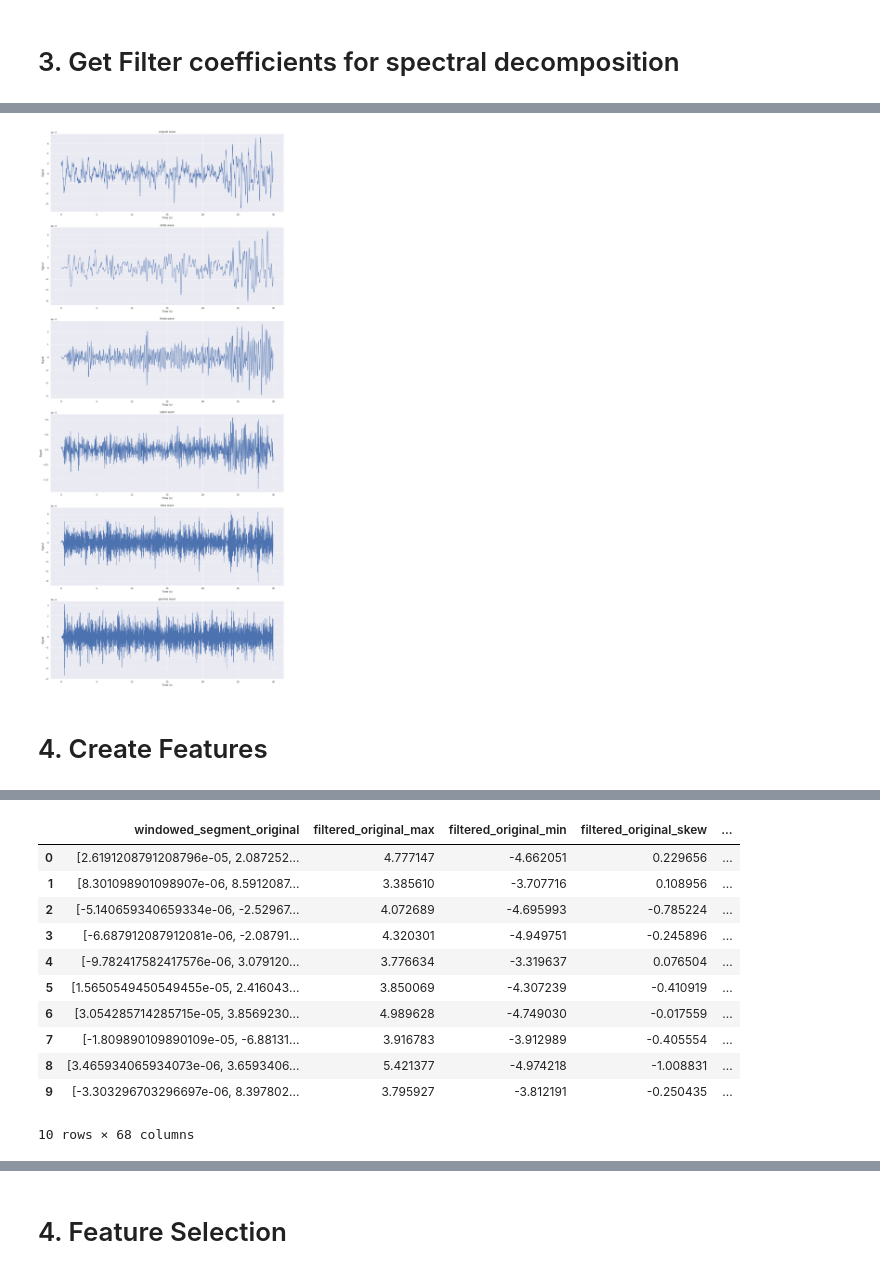
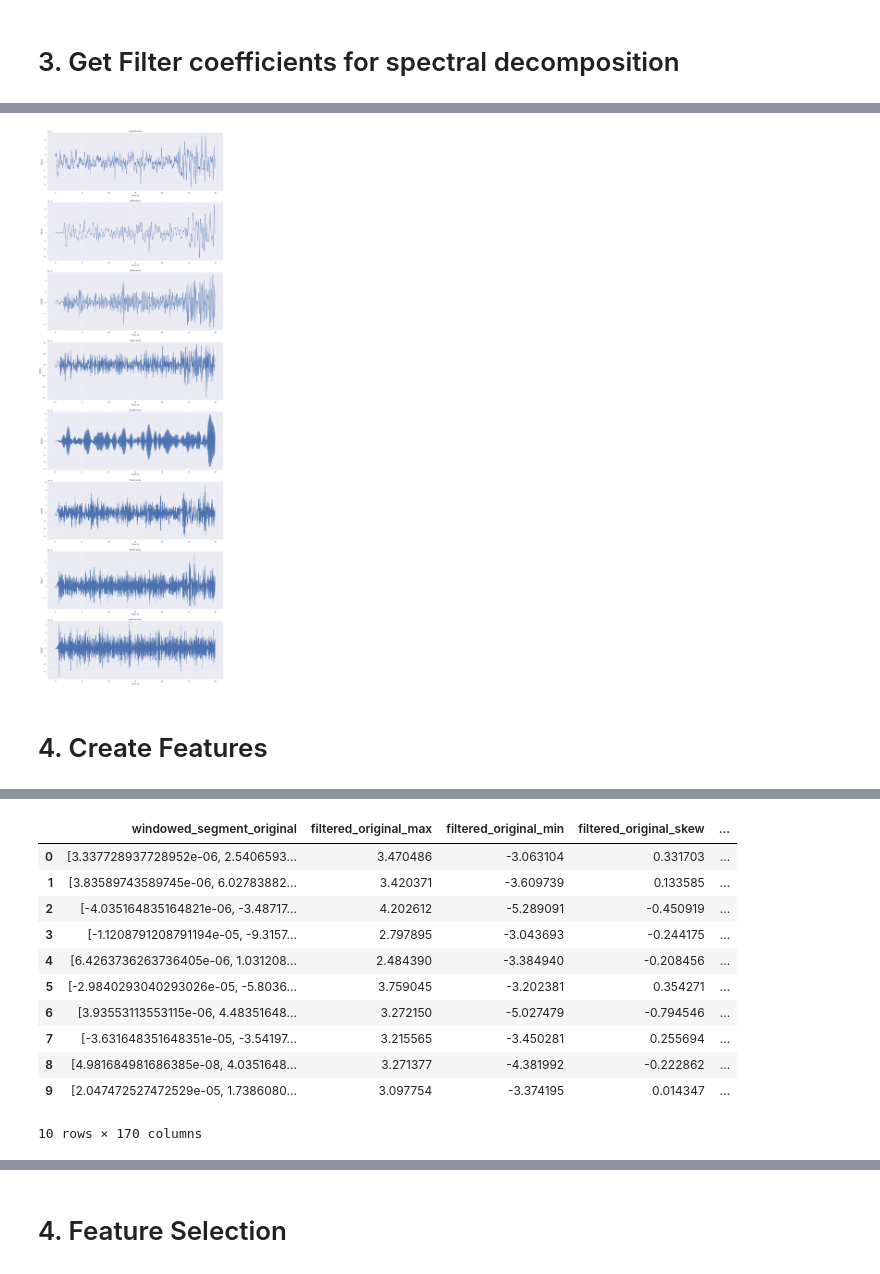
Before and after one commit to leonardotessarolo/eeg-sleep-stage-detection, a Jupyter notebook: 1-download_process_dataset.ipynb, the cells around one changed output, grey strips where cells are left out. Cells and saved outputs as stored; diff of their text form; code cells hidden in the pictures.

```diff
--- a/1-download_process_dataset.ipynb
+++ b/1-download_process_dataset.ipynb
@@ -158,8 +166,16 @@ waves_spectral_limits = {
         'low': 8,
         'high': 15
     },
-    'beta': {
+    'spindle': {
+        'low': 12.5,
+        'high': 13.5
+    },
+    'beta1': {
         'low': 15,
+        'high': 22
+    },
+    'beta2': {
+        'low': 22,
         'high': 31
     },
     'gamma': {
@@ -170,17 +186,19 @@ waves_spectral_limits = {
 
 # Filter orders for specific brain waves
 waves_filter_orders = {
-    'delta': 192,
-    'theta': 192,
-    'alpha': 100,
-    'beta': 100,
-    'gamma': 100,
+    'delta': 320,
+    'theta': 320,
+    'spindle': 320,
+    'alpha': 192,
+    'beta1': 144,
+    'beta2': 144,
+    'gamma': 144,
 }
 
 # Tolerance for transition bands between stopbands and passband
 trans_tolerance = {
-    'low': 0.9,
-    'high': 1.1
+    'low': 0.95,
+    'high': 1.05
 }
 
 waves_coeffs = get_spectral_decomposition_filters(
@@ -320,7 +338,7 @@ plot_filtered_sample(
     Fs=Fs
 )
 # %% [output]
-[figure, old version]
+[figure, new version]
 # %% [markdown]
 # 4. Create Features
 # %%
@@ -745,7 +915,8 @@ sampled_subj_files = {k: v for k, v in subj_files.items() if k in sampled_subjec
 proc_df = process_dataset(
     waves_coeffs=waves_coeffs,
     subj_files=sampled_subj_files,
-    scaler=StandardScaler
+    scaler=StandardScaler,
+    seed=SEED
 )
 
 proc_df.head(10)
@@ -755,15 +926,15 @@ Wall time: 1h 2min 39s
 |  | windowed_segment_original | filtered_original_max | filtered_original_min | filtered_original_skew | ... |
-| 0 | [2.6191208791208796e-05, 2.087252... | 4.777147 | -4.662051 | 0.229656 | ... |
-| 1 | [8.301098901098907e-06, 8.5912087... | 3.385610 | -3.707716 | 0.108956 | ... |
-| 2 | [-5.140659340659334e-06, -2.52967... | 4.072689 | -4.695993 | -0.785224 | ... |
-| 3 | [-6.687912087912081e-06, -2.08791... | 4.320301 | -4.949751 | -0.245896 | ... |
-| 4 | [-9.782417582417576e-06, 3.079120... | 3.776634 | -3.319637 | 0.076504 | ... |
-| 5 | [1.5650549450549455e-05, 2.416043... | 3.850069 | -4.307239 | -0.410919 | ... |
-| 6 | [3.054285714285715e-05, 3.8569230... | 4.989628 | -4.749030 | -0.017559 | ... |
-| 7 | [-1.809890109890109e-05, -6.88131... | 3.916783 | -3.912989 | -0.405554 | ... |
-| 8 | [3.465934065934073e-06, 3.6593406... | 5.421377 | -4.974218 | -1.008831 | ... |
-| 9 | [-3.303296703296697e-06, 8.397802... | 3.795927 | -3.812191 | -0.250435 | ... |
+| 0 | [3.337728937728952e-06, 2.5406593... | 3.470486 | -3.063104 | 0.331703 | ... |
+| 1 | [3.83589743589745e-06, 6.02783882... | 3.420371 | -3.609739 | 0.133585 | ... |
+| 2 | [-4.035164835164821e-06, -3.48717... | 4.202612 | -5.289091 | -0.450919 | ... |
+| 3 | [-1.1208791208791194e-05, -9.3157... | 2.797895 | -3.043693 | -0.244175 | ... |
+| 4 | [6.4263736263736405e-06, 1.031208... | 2.484390 | -3.384940 | -0.208456 | ... |
+| 5 | [-2.9840293040293026e-05, -5.8036... | 3.759045 | -3.202381 | 0.354271 | ... |
+| 6 | [3.93553113553115e-06, 4.48351648... | 3.272150 | -5.027479 | -0.794546 | ... |
+| 7 | [-3.631648351648351e-05, -3.54197... | 3.215565 | -3.450281 | 0.255694 | ... |
+| 8 | [4.981684981686385e-08, 4.0351648... | 3.271377 | -4.381992 | -0.222862 | ... |
+| 9 | [2.047472527472529e-05, 1.7386080... | 3.097754 | -3.374195 | 0.014347 | ... |
-10 rows × 68 columns
+10 rows × 170 columns
 # %%
 proc_df.label.value_counts()
 # %% [output]
```
Also changed, not shown: parts of 24 cells of this notebook.
